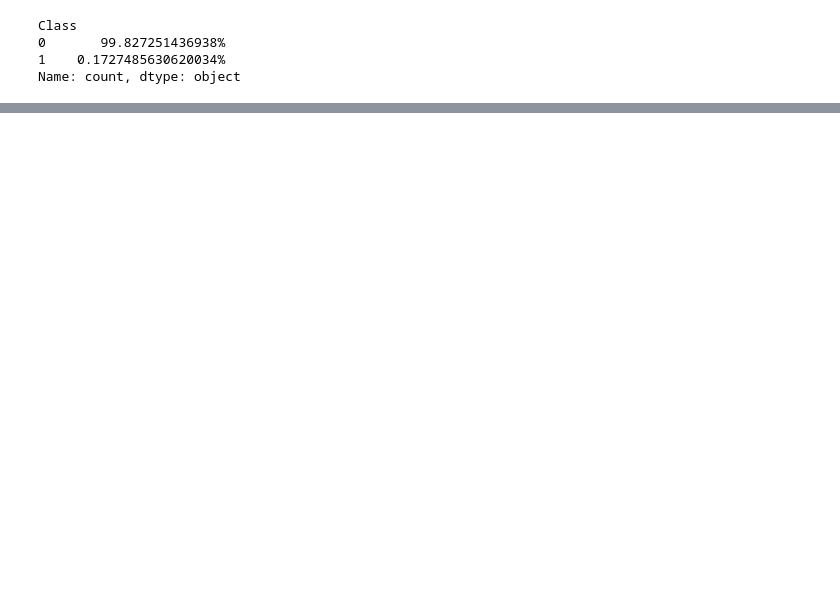
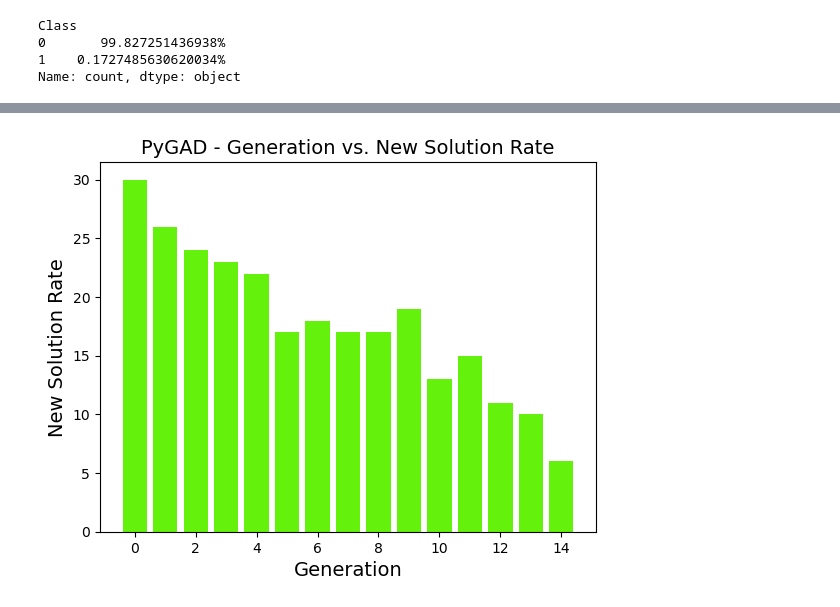
Before and after one commit to juanlt9905/proyectoTesis, a Jupyter notebook: algoritmos_geneticos/seleccion_caracteristicas_con_GA_1.ipynb, the cells around one changed output, grey strips where cells are left out. Cells and saved outputs as stored; diff of their text form; code cells hidden in the pictures; blank space fills up the shorter version.

```diff
--- a/algoritmos_geneticos/seleccion_caracteristicas_con_GA_1.ipynb
+++ b/algoritmos_geneticos/seleccion_caracteristicas_con_GA_1.ipynb
@@ -244,0 +306,4 @@ ga_instance.plot_new_solution_rate()
+# %%
+busqueda1.plot_new_solution_rate(plot_type="bar");
+# %% [output]
+[figure, added]
```
Also changed, not shown: parts of 12 cells of this notebook, 4 other files.
